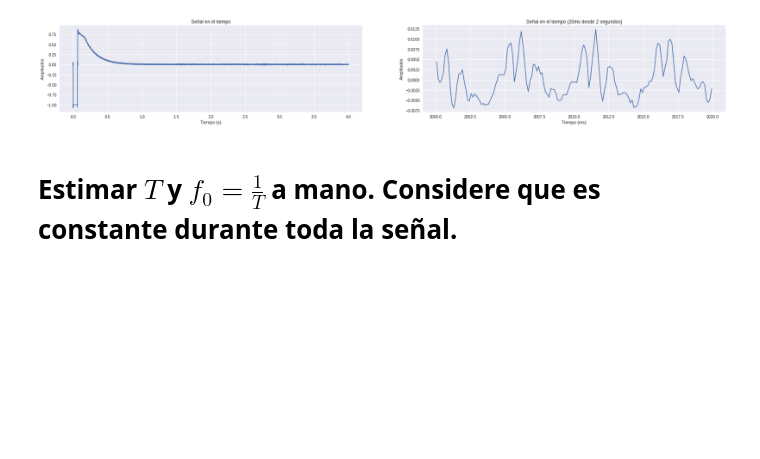
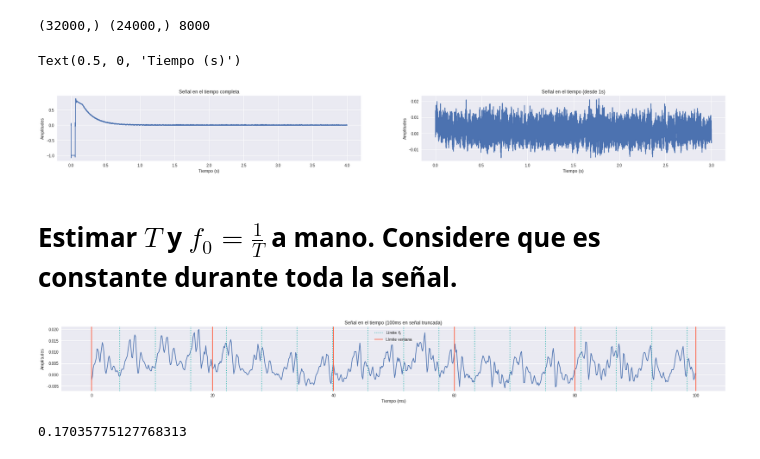
Before and after one commit to GianniCatBug/EL7022-tareas, a Jupyter notebook: tarea-1/el7022-tarea-1-entrega-1-fabiana-alfaro-gianina-salomo.ipynb, the cells around one changed output. Drawn from its saved outputs; the diff is of its cells as text; code cells hidden in the pictures; blank space fills up the shorter version.

```diff
--- a/tarea-1/el7022-tarea-1-entrega-1-fabiana-alfaro-gianina-salomo.ipynb
+++ b/tarea-1/el7022-tarea-1-entrega-1-fabiana-alfaro-gianina-salomo.ipynb
@@ -35,22 +27,55 @@ amplitudes = np.array(pcm_data)
+# %%
+# Lectura del archivo
+sample_rate, pcm_data = scipy.io.wavfile.read(filename)
+
+# Se pasa las amplitudes a numpy
+amplitudes = np.array(pcm_data)
+amp_trunc = amplitudes[8000:]
+print(amplitudes.shape, amp_trunc.shape, sample_rate)
+# %% [output]
+(32000,) (24000,) 8000
 # %%
 # Se grafica la señal
 
-tiempos = np.linspace(0, len(amplitudes) / fs, num=len(amplitudes))
+tiempos_tot = np.linspace(0, len(amplitudes) / fs, num=len(amplitudes))
+tiempos_trunc = np.linspace(0, len(amp_trunc) / fs, num=len(amp_trunc))
 
-plt.figure(figsize=(30, 4))
+plt.figure(figsize=(30, 3))
 
 plt.subplot(1, 2, 1)
-plt.plot(tiempos, amplitudes)
-plt.title("Señal en el tiempo")
+plt.plot(tiempos_tot, amplitudes)
+plt.title("Señal en el tiempo completa")
 plt.ylabel("Amplitudes")
 plt.xlabel("Tiempo (s)")
 
 plt.subplot(1, 2, 2)
-plt.plot(tiempos[fs * 2: int(fs * 2 + fs * ventana / 1000)] * 1000, amplitudes[fs * 2: int(fs * 2 + fs * ventana / 1000)])
-plt.title("Señal en el tiempo (20ms desde 2 segundos)")
+plt.plot(tiempos_trunc, amp_trunc)
+plt.title("Señal en el tiempo (desde 1s)")
 plt.ylabel("Amplitudes")
-plt.xlabel("Tiempo (ms)");
+plt.xlabel("Tiempo (s)")
 # %% [output]
+Text(0.5, 0, 'Tiempo (s)')
-[figure, old version]
+[figure, new version]
 # %% [markdown]
 # Estimar $T$ y $f_0=\frac{1}{T}$ a mano. Considere que es constante durante toda la señal.
+# %%
+plt.figure(figsize=(30,3))
+plt.plot(tiempos_trunc[:int(fs * (window_size * 5) / 1000)] * 1000, amp_trunc[: int(fs * (window_size * 5) / 1000)])
+plt.title(f"Señal en el tiempo ({(window_size * 5)}ms en señal truncada)")
+
+plt.axvline(0, ls="dotted", color="lightseagreen")
+for i in range(0, 17):
+    plt.axvline(4.65 + i * 5.87, ls="dotted", color="lightseagreen", label=r"Límite $f_0$" if i == 0 else None)
+
+for i in range(0, 100 + window_size, window_size):
+    plt.axvline(i, color="tomato", lw=2, label="Límite ventana" if i == 0 else None)
+
+plt.legend()
+plt.ylabel("Amplitudes")
+plt.xlabel("Tiempo (ms)");
+# %% [output]
+[figure, added]
+# %%
+1 / 5.87
+# %% [output]
+0.17035775127768313
```
Also changed, not shown: parts of 6 cells of this notebook, 1 other file.
